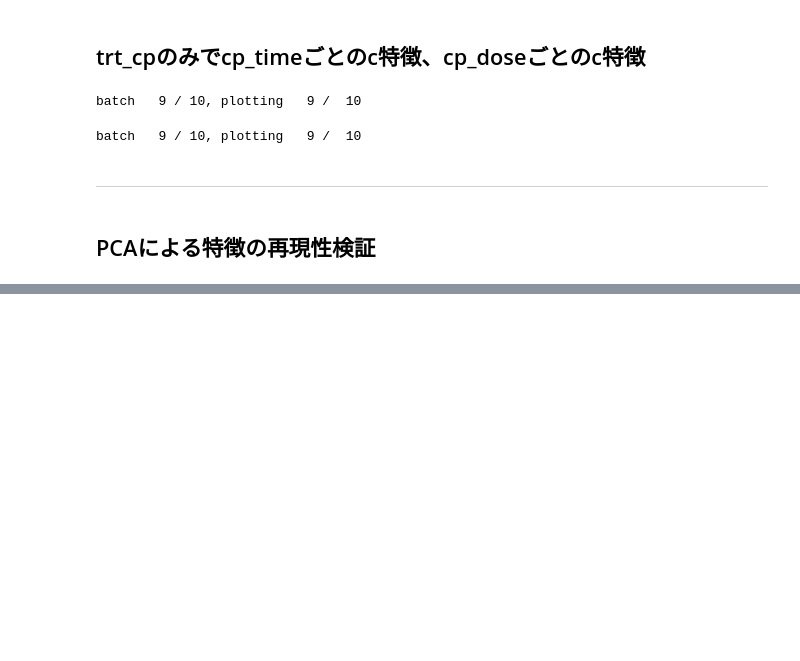
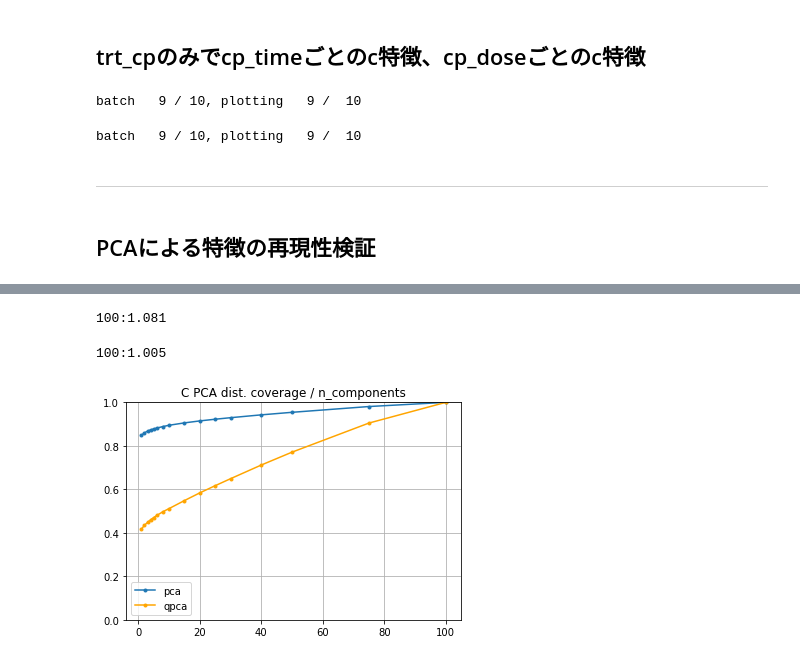
Before and after one commit to MutsumiChieda/moa, a Jupyter notebook: notebook/proto_preprocess.ipynb, the cells around one changed output, grey strips where cells are left out. Saved outputs shown, nothing was run; the diff lists cells and outputs as text; code cells hidden in the pictures; blank space fills up the shorter version.

```diff
--- a/notebook/proto_preprocess.ipynb
+++ b/notebook/proto_preprocess.ipynb
@@ -109,0 +131,38 @@ for i in range(3,30):
+# %%
+y = []
+coef = 10
+for c_comp in [1,2,3,4,5,6,8,10,15,20,25,30,40,50,75,100]:
+    n_quantiles = 1000
+    cdf = train[c_feats].values
+    cpca = PCA(n_components=c_comp)
+    c = cpca.fit_transform(cdf)
+    coverage = cpca.explained_variance_ratio_.sum()
+    y.append([c_comp,coverage])
+    print(f"{c_comp:>3}:{coverage:<.3}", end='\r')
+# %% [output]
+100:1.081
+# %%
+yr = []
+coef = 10
+for c_comp in [1,2,3,4,5,6,8,10,15,20,25,30,40,50,75,100]:
+    n_quantiles = 1000
+    cdf = cqt.fit_transform(cdf)
+    cpca = PCA(n_components=c_comp)
+    c = cpca.fit_transform(cdf)
+    coverage = cpca.explained_variance_ratio_.sum()
+    yr.append([c_comp,coverage])
+    print(f"{c_comp:>3}:{coverage:<.3}", end='\r')
+# %% [output]
+100:1.005
+# %%
+y = pd.DataFrame(y, columns=['c_comp', 'coverage'])
+yr = pd.DataFrame(yr, columns=['c_comp', 'coverage'])
+plt.plot(y['c_comp'], y['coverage'], marker='.', label='pca')
+plt.plot(yr['c_comp'], yr['coverage'], marker='.', color='orange', label='qpca')
+plt.grid(True)
+plt.ylim(0,1)
+plt.title('C PCA dist. coverage / n_components')
+plt.legend()
+plt.show()
+# %% [output]
+[figure, added]
```
Also changed, not shown: parts of 6 cells of this notebook, 2 other files.
